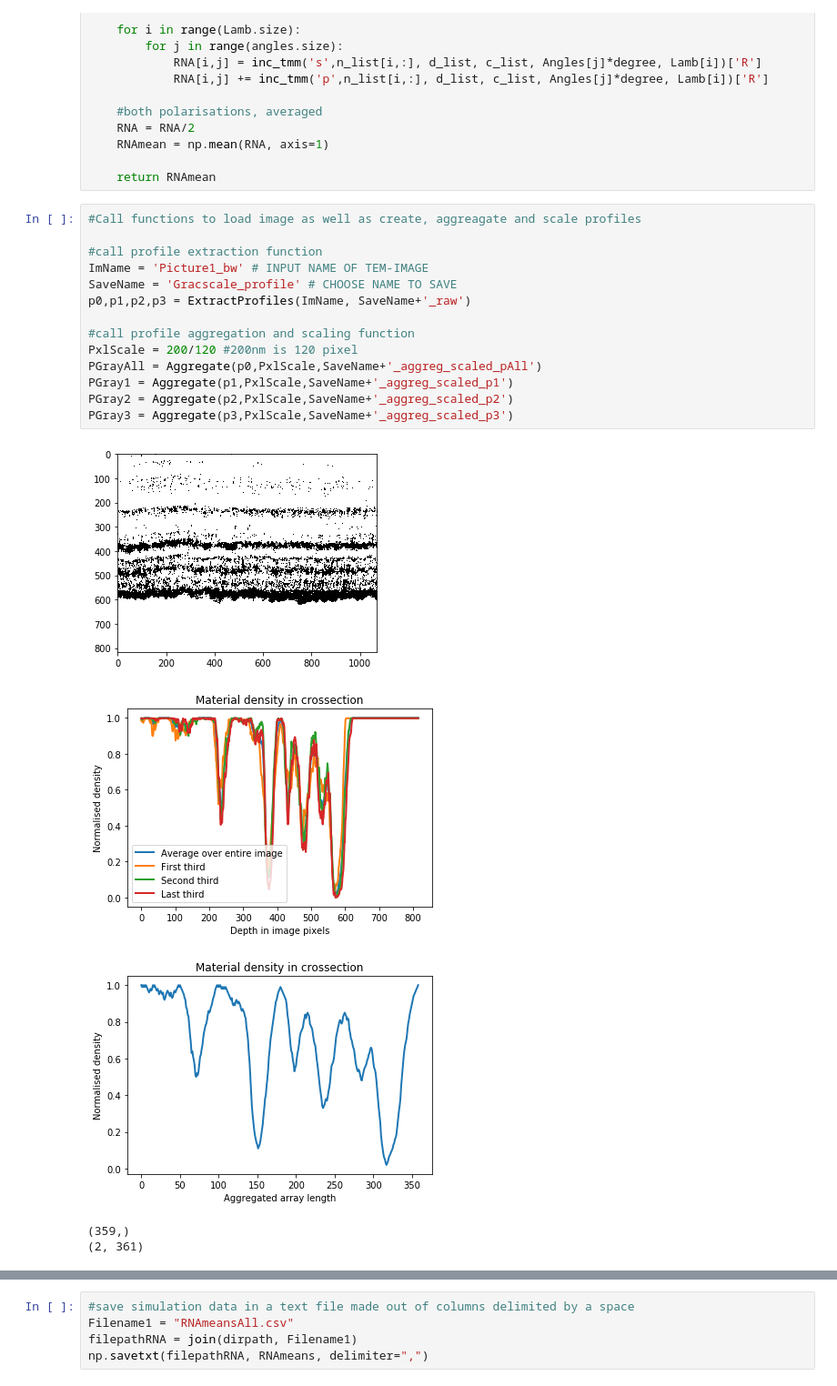
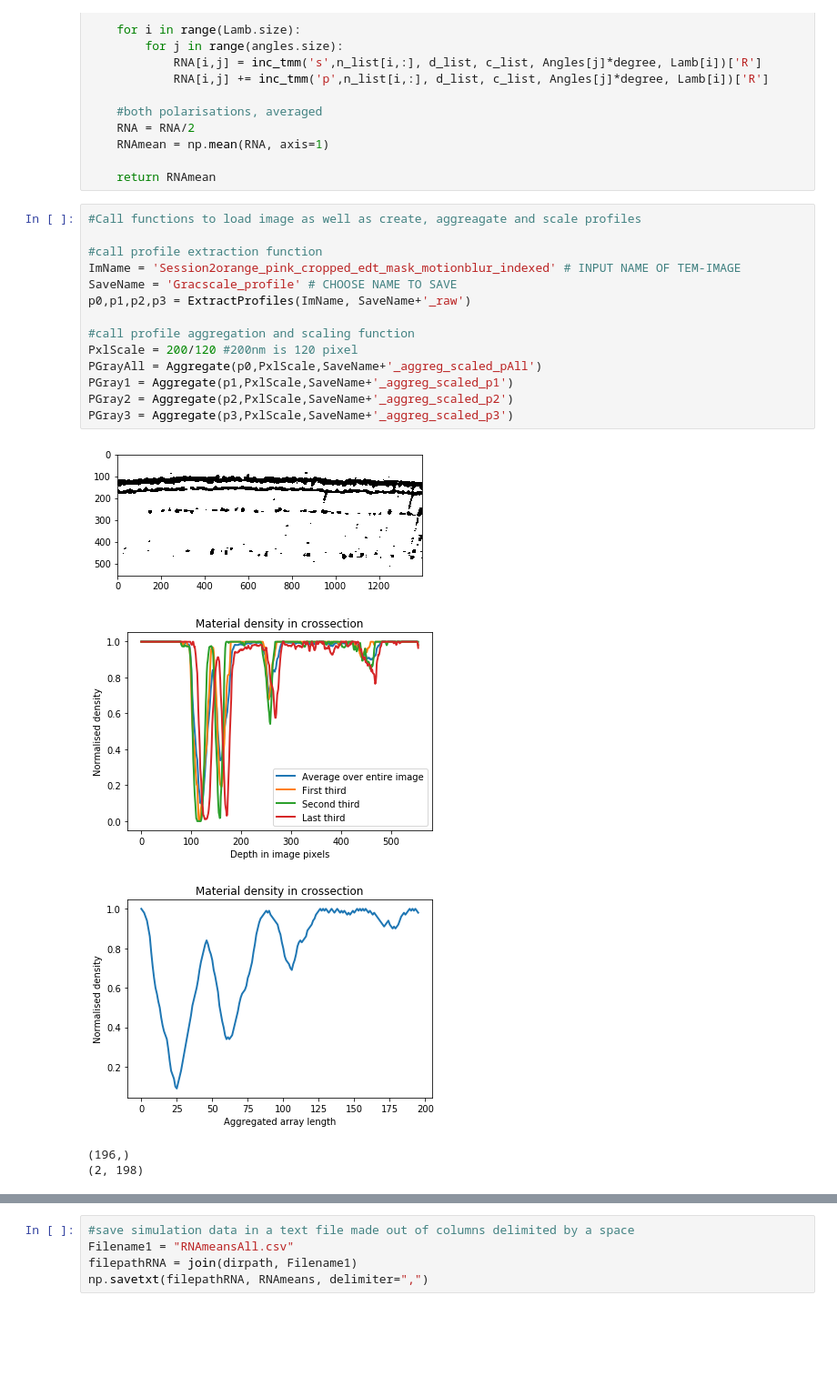
Before and after one commit to MakerTobey/Optics-Simulation-Transfer-Matrix-Approach, a Jupyter notebook: RockSimulation3.ipynb, the cells around one changed output, grey strips where cells are left out. Shown: that part at 91% size. Cells and saved outputs as stored; diff of their text form; blank space fills up the shorter version.

```diff
--- a/RockSimulation3.ipynb
+++ b/RockSimulation3.ipynb
@@ -210,20 +210,20 @@ def reflectionsim(Lamb, Angles, n_list, d_list, c_list, N):
 # %%
 #Call functions to load image as well as create, aggreagate and scale profiles
 
 #call profile extraction function
-ImName = 'Picture1_bw' # INPUT NAME OF TEM-IMAGE
+ImName = 'Session2orange_pink_cropped_edt_mask_motionblur_indexed' # INPUT NAME OF TEM-IMAGE
 SaveName = 'Gracscale_profile' # CHOOSE NAME TO SAVE
 p0,p1,p2,p3 = ExtractProfiles(ImName, SaveName+'_raw')
 
 #call profile aggregation and scaling function
 PxlScale = 200/120 #200nm is 120 pixel
 PGrayAll = Aggregate(p0,PxlScale,SaveName+'_aggreg_scaled_pAll')
 PGray1 = Aggregate(p1,PxlScale,SaveName+'_aggreg_scaled_p1')
 PGray2 = Aggregate(p2,PxlScale,SaveName+'_aggreg_scaled_p2')
 PGray3 = Aggregate(p3,PxlScale,SaveName+'_aggreg_scaled_p3')
 # %% [output]
-[figure, old version]
+[figure, new version]
-[figure, old version]
+[figure, new version]
-[figure, old version]
+[figure, new version]
-(359,)
-(2, 361)
+(196,)
+(2, 198)
```
Also changed, not shown: parts of 5 cells of this notebook, 5 other files.
